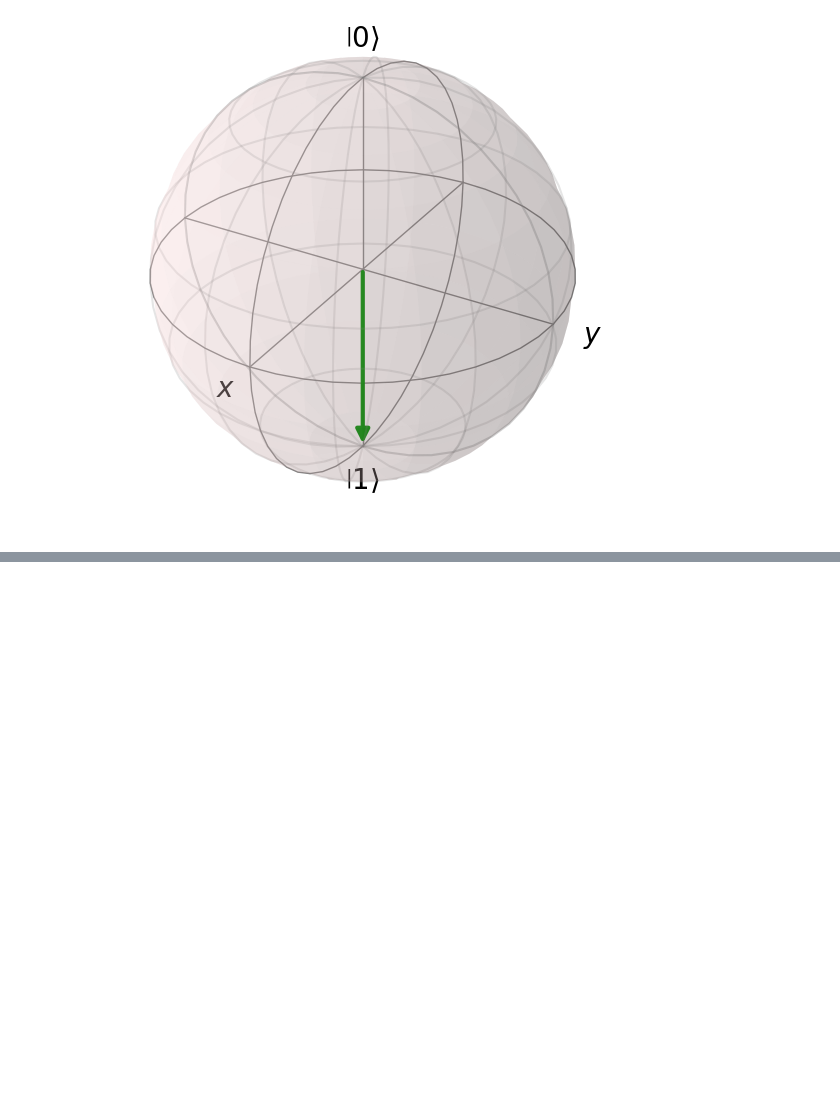
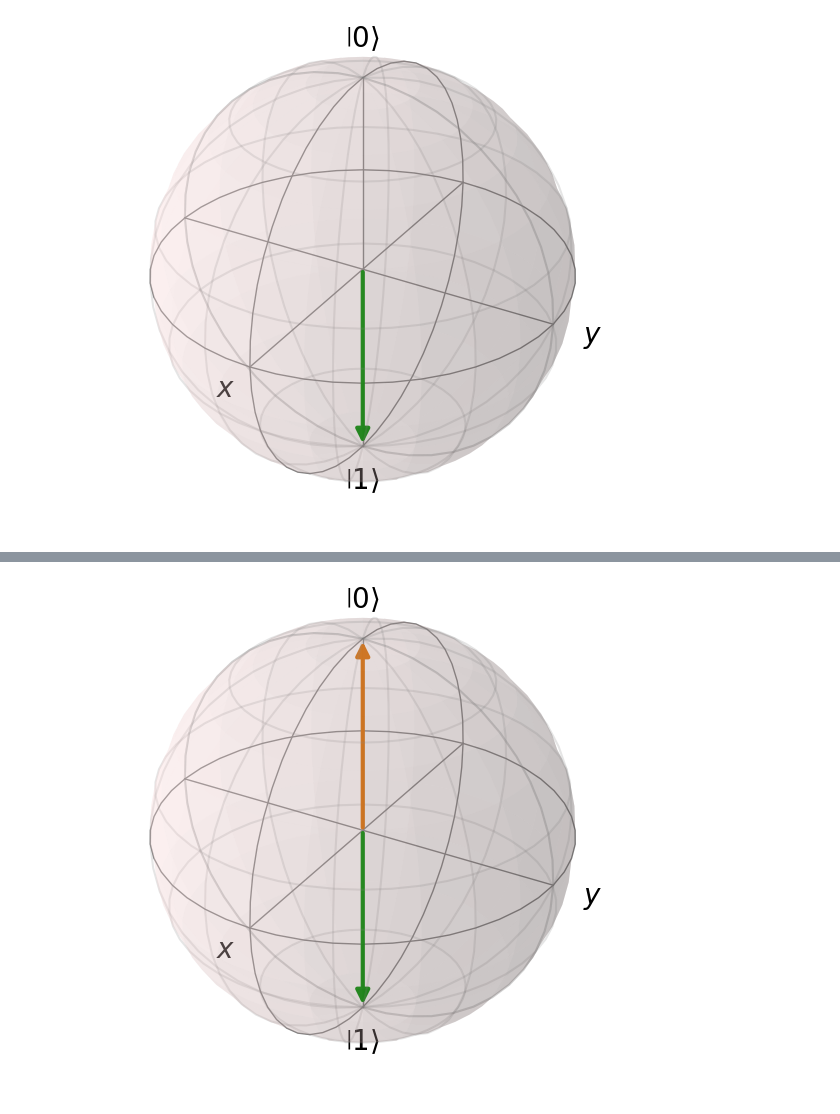
Before and after one commit to DaBloat/qis, a Jupyter notebook: testing_grounds.ipynb, the cells around one changed output, grey strips where cells are left out. Saved outputs shown, nothing was run; the diff lists cells and outputs as text; code cells hidden in the pictures; blank space fills up the shorter version.

```diff
--- a/testing_grounds.ipynb
+++ b/testing_grounds.ipynb
@@ -107,3 +107,7 @@ b.add_states([qp.Qobj(R)])
 b.show()
 # %% [output]
 [figure]
+# %%
+b.clear()
+b.add_states([qp.Qobj(P)])
+b.show()
@@ -109,0 +116,6 @@ b.show()
+# %%
+o = Y(0).get_compact_qobj() @ qp.Qobj(P)
+b.add_states([o])
+b.show()
+# %% [output]
+[figure, added]
```
Also changed, not shown: parts of 4 cells of this notebook, 4 other files.
